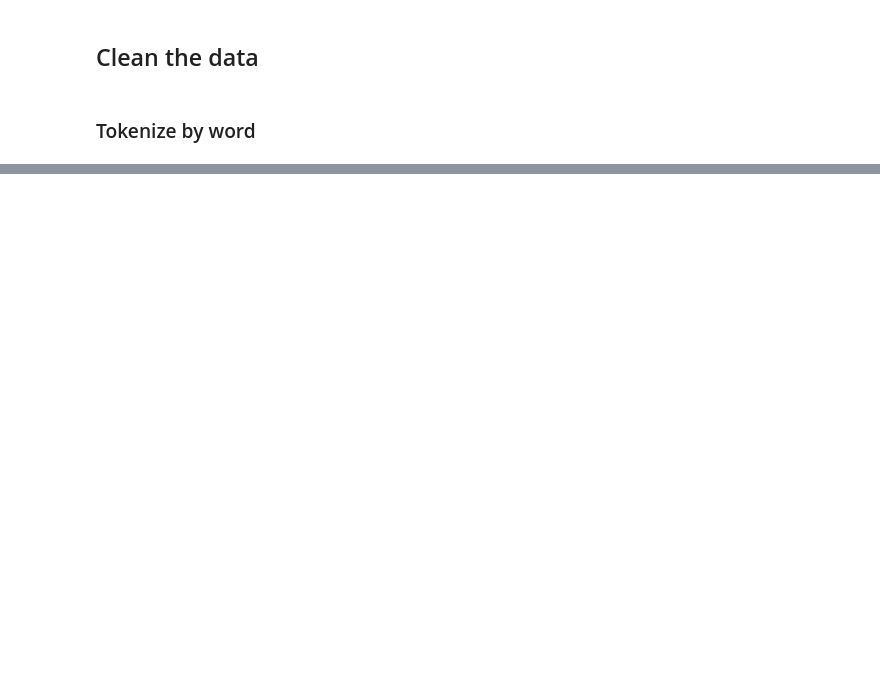
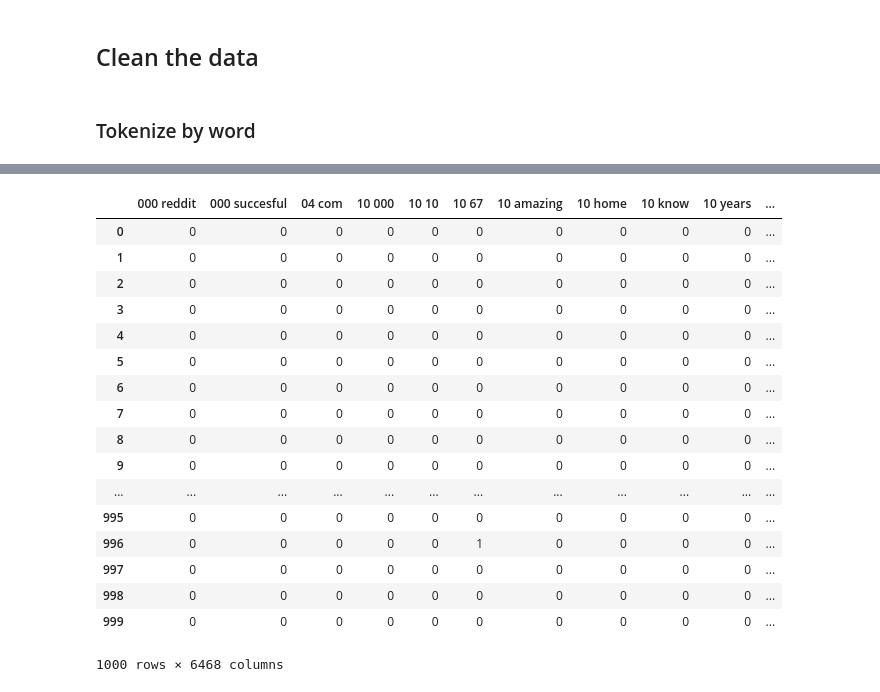
Before and after one commit to luketibbott/Predicting-the-sucess-of-showerthoughts, a Jupyter notebook: showerthoughts-clean.ipynb, the cells around one changed output, grey strips where cells are left out. Cells and saved outputs as stored; diff of their text form; code cells hidden in the pictures; blank space fills up the shorter version.

Commit message:
Add count vectorizer

```diff
--- a/showerthoughts-clean.ipynb
+++ b/showerthoughts-clean.ipynb
@@ -136,0 +124,2 @@ df_nlp.to_csv('tokenized.csv')
+# %%
+df['title'] = df['title'].apply(lambda x: redditutils.strip_nums(x))
@@ -136,0 +128,4 @@ df_nlp.to_csv('tokenized.csv')
+# %%
+cv = CountVectorizer(stop_words = 'english', ngram_range = (2, 2))
+# %%
+X = cv.fit_transform(df['title'])
@@ -136,0 +142,23 @@ df_nlp.to_csv('tokenized.csv')
+# %%
+cv_df = pd.DataFrame(X.toarray(), columns = cv.get_feature_names())
+# %%
+cv_df
+# %% [output]
+|  | 000 reddit | 000 succesful | 04 com | 10 000 | 10 10 | 10 67 | 10 amazing | 10 home | 10 know | 10 years | ... |
+| 0 | 0 | 0 | 0 | 0 | 0 | 0 | 0 | 0 | 0 | 0 | ... |
+| 1 | 0 | 0 | 0 | 0 | 0 | 0 | 0 | 0 | 0 | 0 | ... |
+| 2 | 0 | 0 | 0 | 0 | 0 | 0 | 0 | 0 | 0 | 0 | ... |
+| 3 | 0 | 0 | 0 | 0 | 0 | 0 | 0 | 0 | 0 | 0 | ... |
+| 4 | 0 | 0 | 0 | 0 | 0 | 0 | 0 | 0 | 0 | 0 | ... |
+| 5 | 0 | 0 | 0 | 0 | 0 | 0 | 0 | 0 | 0 | 0 | ... |
+| 6 | 0 | 0 | 0 | 0 | 0 | 0 | 0 | 0 | 0 | 0 | ... |
+| 7 | 0 | 0 | 0 | 0 | 0 | 0 | 0 | 0 | 0 | 0 | ... |
+| 8 | 0 | 0 | 0 | 0 | 0 | 0 | 0 | 0 | 0 | 0 | ... |
+| 9 | 0 | 0 | 0 | 0 | 0 | 0 | 0 | 0 | 0 | 0 | ... |
+| ... | ... | ... | ... | ... | ... | ... | ... | ... | ... | ... | ... |
+| 995 | 0 | 0 | 0 | 0 | 0 | 0 | 0 | 0 | 0 | 0 | ... |
+| 996 | 0 | 0 | 0 | 0 | 0 | 1 | 0 | 0 | 0 | 0 | ... |
+| 997 | 0 | 0 | 0 | 0 | 0 | 0 | 0 | 0 | 0 | 0 | ... |
+| 998 | 0 | 0 | 0 | 0 | 0 | 0 | 0 | 0 | 0 | 0 | ... |
+| 999 | 0 | 0 | 0 | 0 | 0 | 0 | 0 | 0 | 0 | 0 | ... |
+1000 rows × 6468 columns
```
Also changed, not shown: parts of 9 cells of this notebook.
